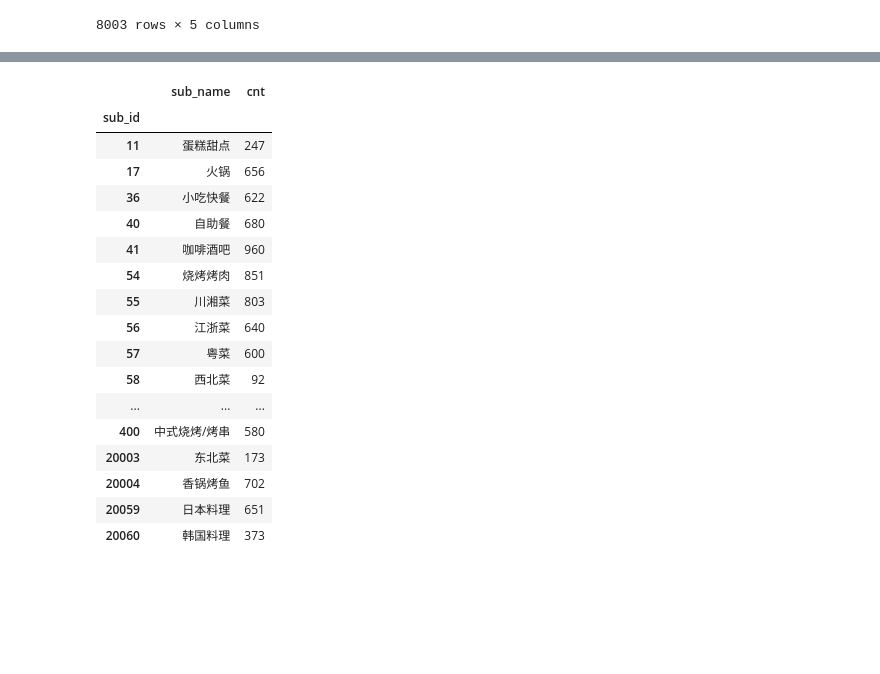
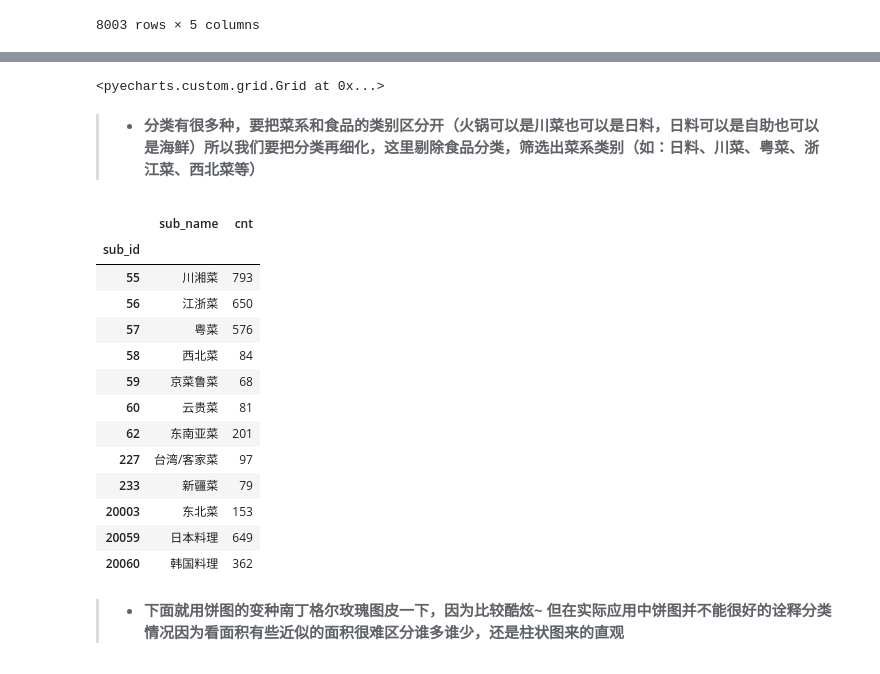
Before and after one commit to qianbin0205/data_analysis, a Jupyter notebook: meituan_analysis/meituan_report.ipynb, the cells around one changed output, grey strips where cells are left out. Drawn from its saved outputs; the diff is of its cells as text; code cells hidden in the pictures; blank space fills up the shorter version.

```diff
--- a/meituan_analysis/meituan_report.ipynb
+++ b/meituan_analysis/meituan_report.ipynb
@@ -101,30 +186,67 @@ grid
+# %%
+from pyecharts import Boxplot
+
+sql = '''select distinct sub_id,sub_name from meituan_classify_info where class_type = 1 and sub_id not in(24,393,395)'''
+df = pd.read_sql(sql,conn)
+
+sql2 = '''select distinct poi_id,avg_price,sub_id from meituan_shop_info where class_type = 1 and avg_price <> 0 and avg_score <> 0'''
+df2 = pd.read_sql(sql2,conn)
+# %%
+x_axis = []
+y_axis = []
+for i in df.index:
+    sub_id = df.loc[i].values[0]
+    sub_name = df.loc[i].values[1]
+    avg_price = df2[df2['sub_id'] == sub_id ]['avg_price'].values
+    x_axis.append(sub_name)
+    y_axis.append(avg_price)
+
+boxplot = Boxplot("菜系数据分布情况")
+_yaxis = boxplot.prepare_data(y_axis)   # 转换数据
+tp_dict = {k:v for k,v in zip(x_axis,_yaxis)}
+idx_tp = sorted([(max(v),k) for k,v in zip(x_axis,_yaxis)])
+
+# 根据max排序
+x_ax = []
+y_ax = []
+for i in idx_tp:
+    x_ax.append(i[1])
+    y_ax.append(tp_dict[i[1]])
+boxplot.add('boxplot', x_ax,y_ax,is_datazoom_show=True, datazoom_type='both',xaxis_rotate=30)
+
+grid = Grid()
+grid.add(boxplot, grid_bottom="20%")
+grid
+# %% [output]
+<pyecharts.custom.grid.Grid at 0x...>
+# %% [markdown]
+>+ **分类有很多种，要把菜系和食品的类别区分开（火锅可以是川菜也可以是日料，日料可以是自助也可以是海鲜）所以我们要把分类再细化，这里剔除食品分类，筛选出菜系类别（如：日料、川菜、粤菜、浙江菜、西北菜等）**
 # %%
-sql = '''select sub_id,sub_name ,count(*) as cnt from (
+sql4 = '''select sub_id,sub_name ,count(*) as cnt from (
 	select distinct a.sub_id,a.sub_name,
 	b.poi_id,b.title,b.avg_price,b.avg_score,b.comment_num,b.address,b.stamp from meituan_classify_info as a
 	inner join meituan_shop_info as b on a.sub_id = b.sub_id and a.class_type = b.class_type
-	where a.class_type = 1 and a.sub_id not in(24,393,395)
+	where a.class_type = 1 and a.sub_id in (55,56,57,58,59,60,62,227,233,20003,20059,20060)
+    and b.avg_price <> 0 and b.avg_score <> 0
 ) as x
-group by sub_id,sub_name
+group by sub_id,sub_name;
 '''
-df = pd.read_sql(sql,conn,index_col='sub_id')
-df
+df4 = pd.read_sql(sql4,conn,index_col='sub_id')
+df4
 # %% [output]
 |  | sub_name | cnt |
 | sub_id |  |  |
-| 11 | 蛋糕甜点 | 247 |
-| 17 | 火锅 | 656 |
-| 36 | 小吃快餐 | 622 |
-| 40 | 自助餐 | 680 |
-| 41 | 咖啡酒吧 | 960 |
-| 54 | 烧烤烤肉 | 851 |
-| 55 | 川湘菜 | 803 |
-| 56 | 江浙菜 | 640 |
-| 57 | 粤菜 | 600 |
-| 58 | 西北菜 | 92 |
-| ... | ... | ... |
-| 400 | 中式烧烤/烤串 | 580 |
-| 20003 | 东北菜 | 173 |
-| 20004 | 香锅烤鱼 | 702 |
-| 20059 | 日本料理 | 651 |
-| 20060 | 韩国料理 | 373 |
+| 55 | 川湘菜 | 793 |
+| 56 | 江浙菜 | 650 |
+| 57 | 粤菜 | 576 |
+| 58 | 西北菜 | 84 |
+| 59 | 京菜鲁菜 | 68 |
+| 60 | 云贵菜 | 81 |
+| 62 | 东南亚菜 | 201 |
+| 227 | 台湾/客家菜 | 97 |
+| 233 | 新疆菜 | 79 |
+| 20003 | 东北菜 | 153 |
+| 20059 | 日本料理 | 649 |
+| 20060 | 韩国料理 | 362 |
+# %% [markdown]
+>+ **下面就用饼图的变种南丁格尔玫瑰图皮一下，因为比较酷炫~ 但在实际应用中饼图并不能很好的诠释分类情况因为看面积有些近似的面积很难区分谁多谁少，还是柱状图来的直观**
```
Also changed, not shown: parts of 21 cells of this notebook.
